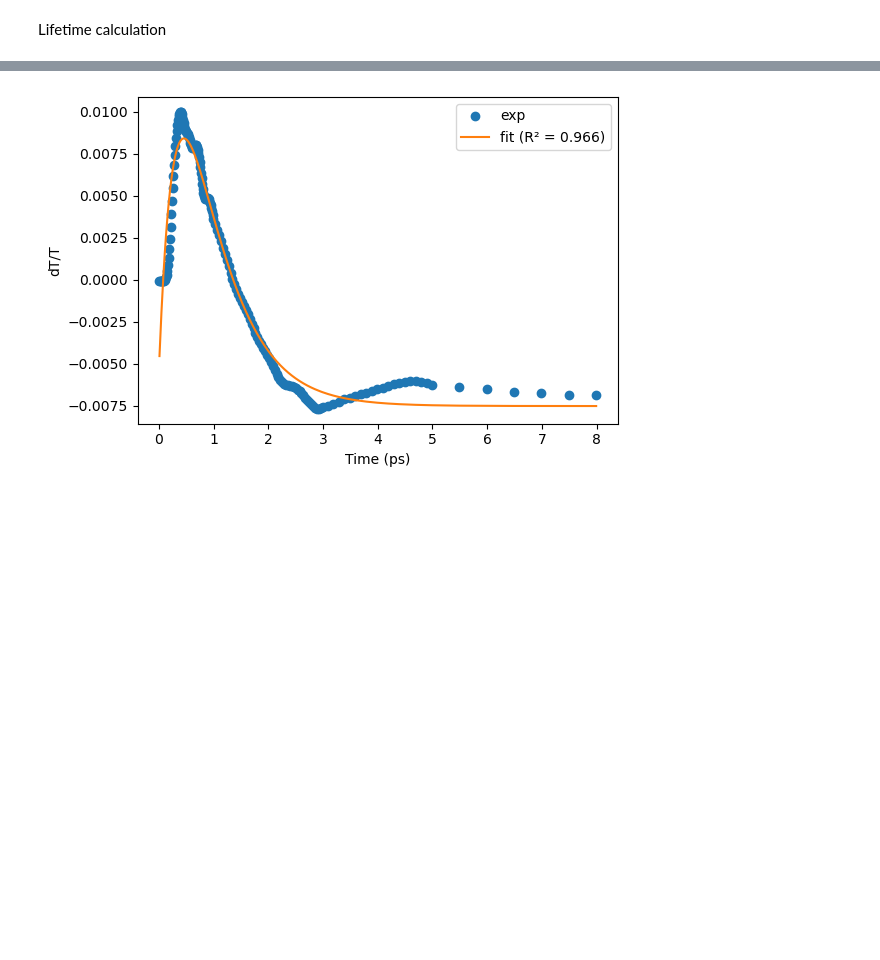
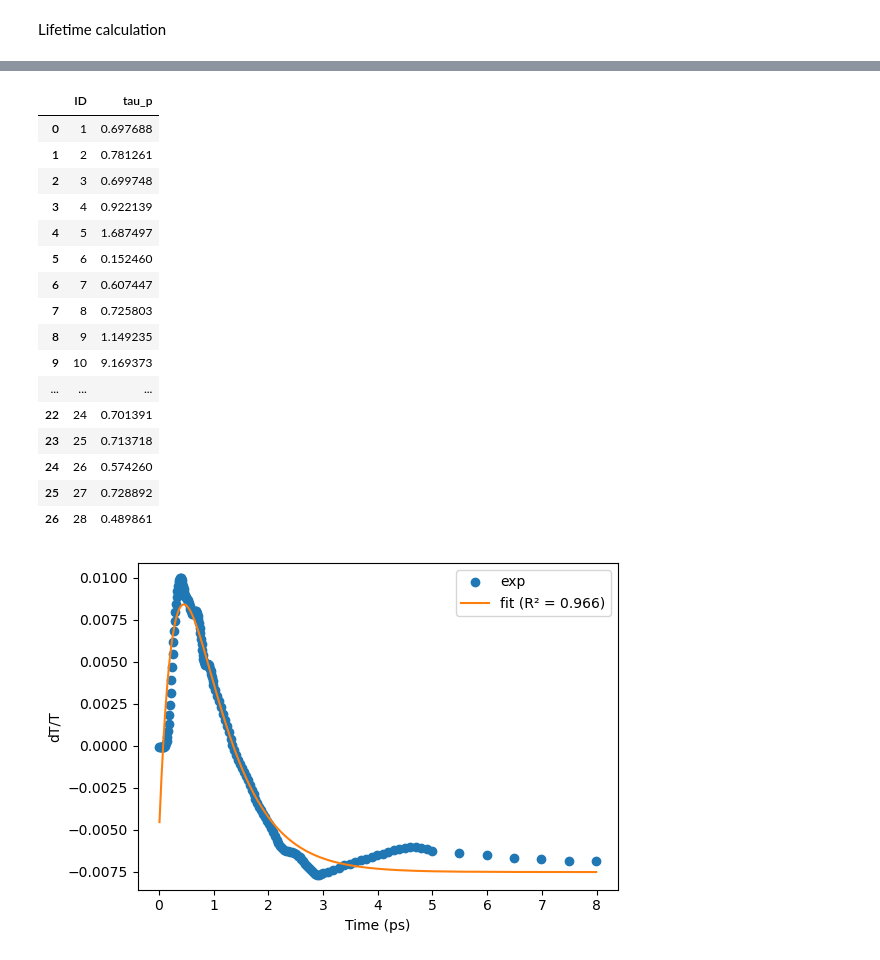
Before and after one commit to linarojas0824/Hybrid-Experimental-Data-Driven-Workflow, a Jupyter notebook: scripts/Notebooks/Pump_Probe_Results.ipynb, the cells around one changed output, grey strips where cells are left out. Cells and saved outputs as stored; diff of their text form; code cells hidden in the pictures; blank space fills up the shorter version.

```diff
--- a/scripts/Notebooks/Pump_Probe_Results.ipynb
+++ b/scripts/Notebooks/Pump_Probe_Results.ipynb
@@ -325,0 +339,25 @@ for key, df in master_dfs.items():
+# %%
+wvl = 1300
+
+rows = []
+
+for sample, df in master_time.items():
+
+    df_clean = df.drop(columns=['sample', 'power_mW'], errors='ignore')
+
+    x = df_clean.columns.to_numpy(dtype=float)
+    idx = np.abs(df_clean.index.to_numpy(dtype=float) - wvl).argmin()
+    y = df_clean.iloc[idx].to_numpy(dtype=float)
+
+    result = lt.fit(time=x, y_exp=y)
+
+    # Extract e-ph lifetime
+    tau_p = result['params']['tau_p']
+
+    rows.append({
+        'ID': sample,
+        'tau_p': tau_p
+    })
+
+# Convert to DataFrame
+df_lifetime = pd.DataFrame(rows)
@@ -433,3 +512,23 @@ plt.show()
+# %%
+df_lifetime
+# %% [output]
+|  | ID | tau_p |
+| 0 | 1 | 0.697688 |
+| 1 | 2 | 0.781261 |
+| 2 | 3 | 0.699748 |
+| 3 | 4 | 0.922139 |
+| 4 | 5 | 1.687497 |
+| 5 | 6 | 0.152460 |
+| 6 | 7 | 0.607447 |
+| 7 | 8 | 0.725803 |
+| 8 | 9 | 1.149235 |
+| 9 | 10 | 9.169373 |
+| ... | ... | ... |
+| 22 | 24 | 0.701391 |
+| 23 | 25 | 0.713718 |
+| 24 | 26 | 0.574260 |
+| 25 | 27 | 0.728892 |
+| 26 | 28 | 0.489861 |
 # %%
 plot_lifetime_fit(
     lifetime=lifetime,
```
Also changed, not shown: parts of 12 cells of this notebook, 9 other files.
